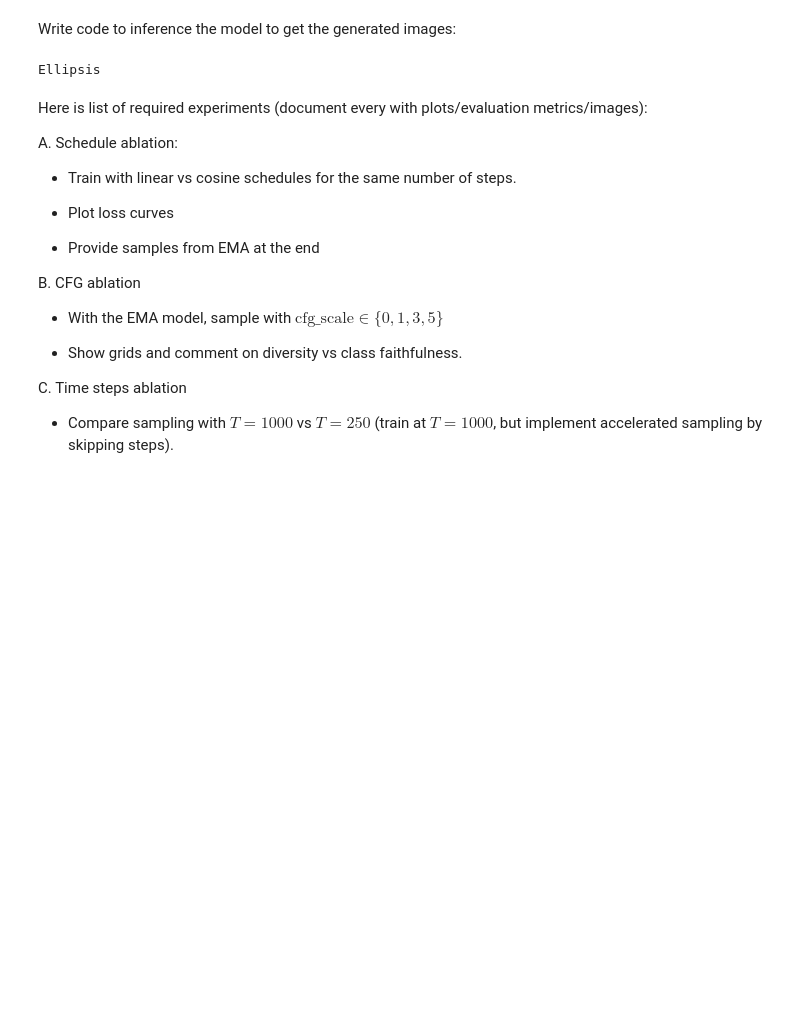
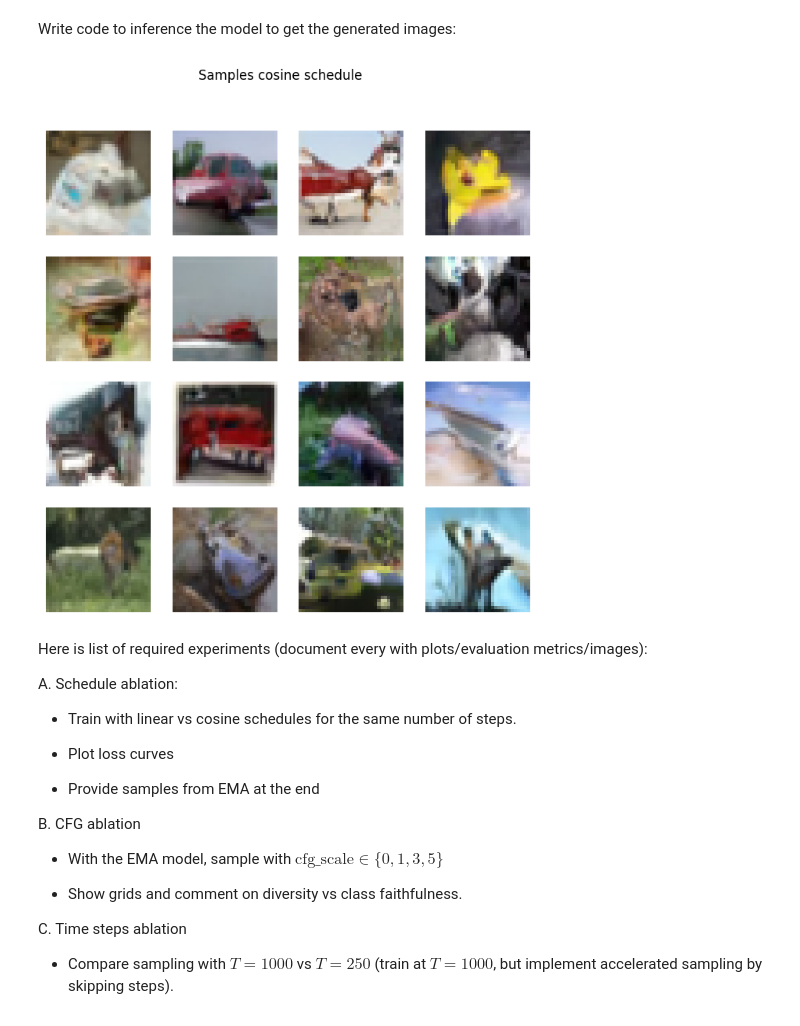
Before and after one commit to Zhukowych/mmml-lab-4, a Jupyter notebook: MMML-26-Lab4.ipynb, the cells around one changed output. Saved outputs shown, nothing was run; the diff lists cells and outputs as text; code cells hidden in the pictures; blank space fills up the shorter version.

Commit message:
diffusion finished

```diff
--- a/MMML-26-Lab4.ipynb
+++ b/MMML-26-Lab4.ipynb
@@ -175,18 +227,17 @@ def linear_beta_schedule(T, beta_start=1e-4, beta_end=2e-2):
     return betas
     # ========== YOUR CODE ENDS HERE ========== #
 # %%
+def beta(t, T, s):
+    return (np.cos((t / T + s) / (1 + s) * np.pi / 2)) ** 2
+
 def cosine_beta_schedule(T, s=0.008):
-    """
-    Improved DDPM cosine schedule.
-    """
-    def f(t, T):
-        return (np.cos((t / T + s) / (1 + s) * np.pi / 2)) ** 2
+
 
     alphas = []
-    f0 = f(0, T)
+    f0 = beta(0, T, s)
 
     for t in range(T + 1):
-        alphas.append(f(t, T) / f0)
+        alphas.append(beta(t, T, s) / f0)
 
     betas = []
 
@@ -604,12 +665,31 @@ KeyboardInterrupt:
 ## Testing and summary (2 pt)
 # %% [markdown]
 Write code to inference the model to get the generated images:
-# %%
-# ========= YOUR CODE STARTS HERE ========= #
-...
-# ========== YOUR CODE ENDS HERE ========== #
-# %% [output]
-Ellipsis
+# %%
+# ========= YOUR CODE STARTS HERE ========= #
+
+
+def inference(checkpoint_path=None, schedule="cosine", cfg_scale=0.0, n=16):
+
+    diffusion = Diffusion(T=T, schedule=schedule)
+    checkpoint_path = checkpoint_path or "checkpoints/ckpt-430000.pt"
+    ckpt = torch.load(checkpoint_path, map_location=device)
+
+    model_ema = EpsModel(in_ch=channels, base_ch=128, time_dim=256,
+                            num_classes=num_classes, p_uncond=0.1).to(device)
+
+    model_ema.load_state_dict(strip_prefix(ckpt['ema']))
+
+    x = sample(diffusion, model_ema, n=n, cfg_scale=cfg_scale)
+
+    return x
+
+# ========== YOUR CODE ENDS HERE ========== #
+
+x = inference("checkpoints/ckpt-350000.pt", schedule="cosine", cfg_scale=0.0)
+show_batch(x, title=f"Samples cosine schedule")
+# %% [output]
+[figure, added]
 # %% [markdown]
 Here is list of required experiments (document every with plots/evaluation metrics/images):
 
```
Also changed, not shown: parts of 30 cells of this notebook.
